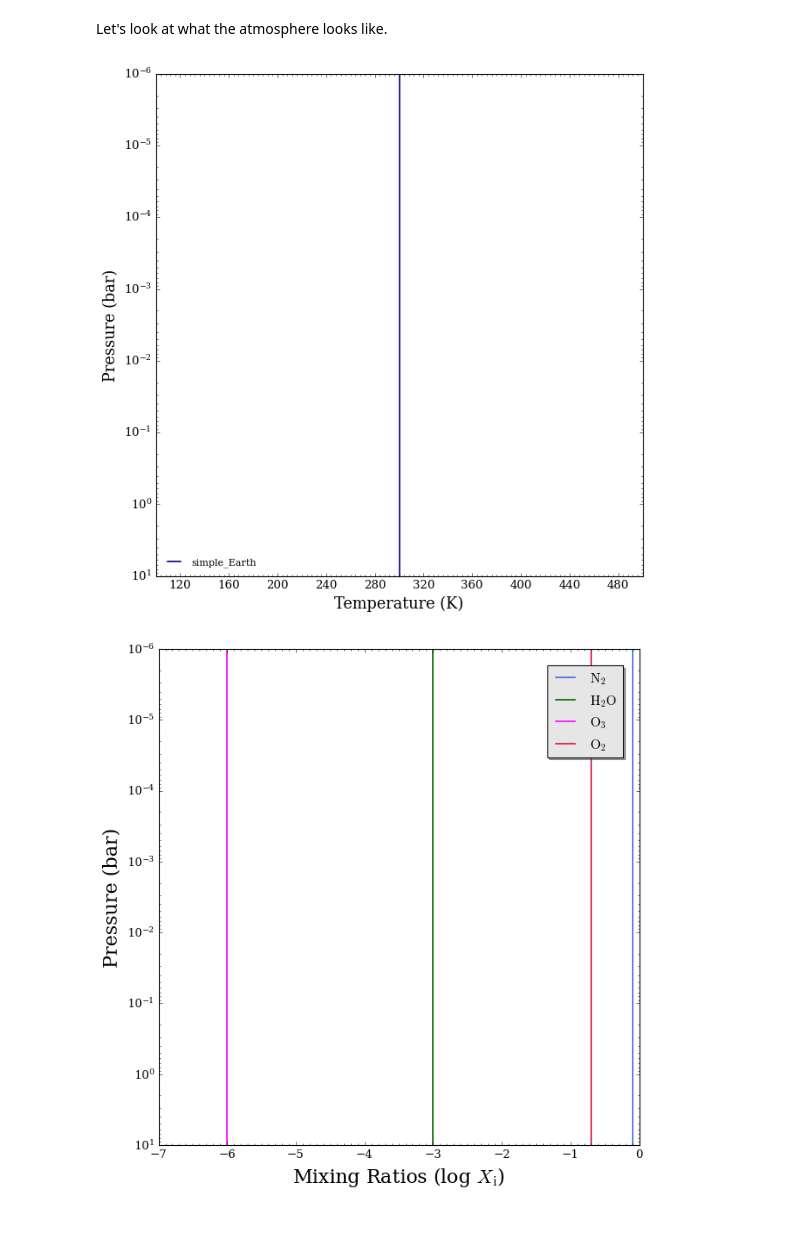
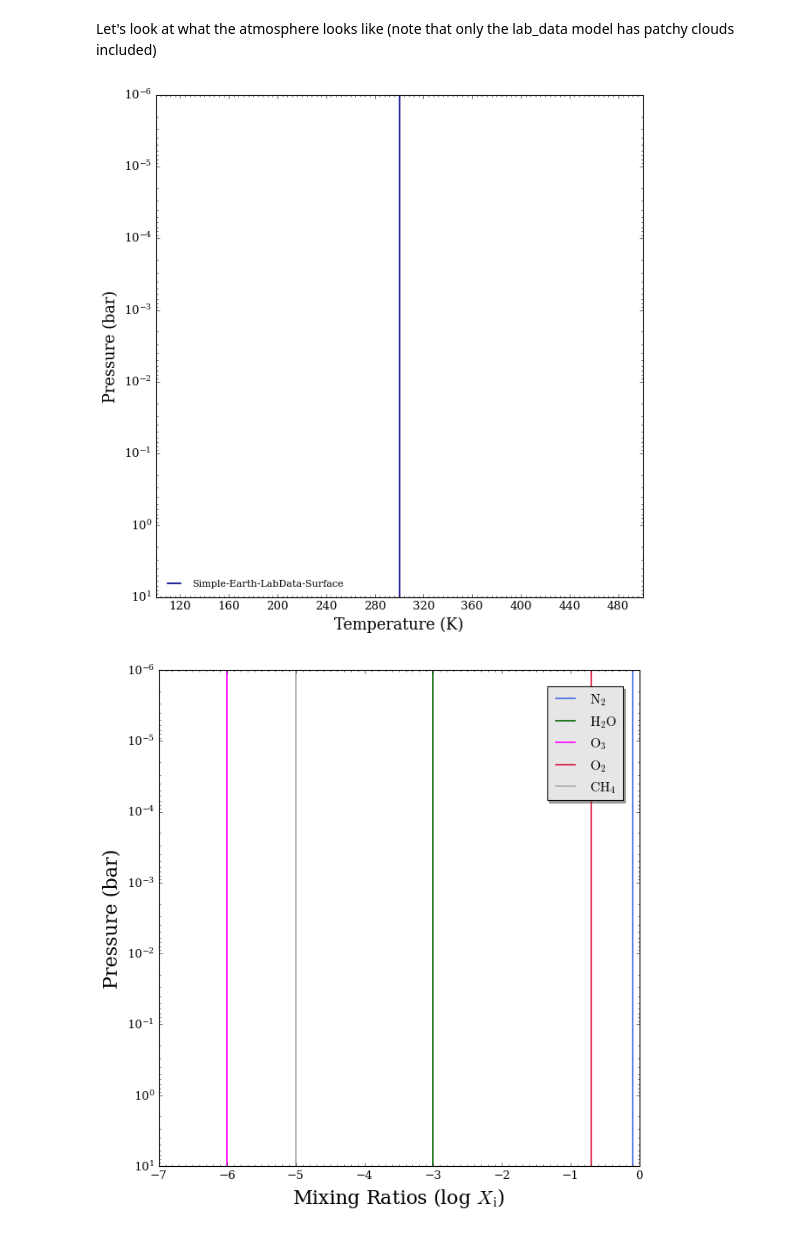
Before and after one commit to MartianColonist/POSEIDON, a Jupyter notebook: docs/content/notebooks/reflection_hwo.ipynb, the cells around one changed output. Drawn from its saved outputs; the diff is of its cells as text; code cells hidden in the pictures.

```diff
--- a/docs/content/notebooks/reflection_hwo.ipynb
+++ b/docs/content/notebooks/reflection_hwo.ipynb
@@ -212,17 +298,17 @@ O2 done
 Reading in database for aerosol cross sections...
 Opacity pre-interpolation complete.
 # %% [markdown]
-Let's look at what the atmosphere looks like.
+Let's look at what the atmosphere looks like (note that only the lab_data model has patchy clouds included)
 # %%
 from POSEIDON.clouds import plot_clouds
 from POSEIDON.visuals import plot_PT, plot_chem
 
-plot_PT(planet, model, atmosphere)
+plot_PT(planet, model_simple_lab_data, atmosphere_simple_lab_data)
 
-plot_chem(planet, model, atmosphere)
+plot_chem(planet, model_simple_lab_data, atmosphere_simple_lab_data)
 
-plot_clouds(planet, model, atmosphere)
+plot_clouds(planet, model_simple_lab_data, atmosphere_simple_lab_data)
 # %% [output]
-[figure, old version]
+[figure, new version]
-[figure, old version]
+[figure, new version]
 [figure]
```
Also changed, not shown: parts of 42 cells of this notebook, 5 other files.
